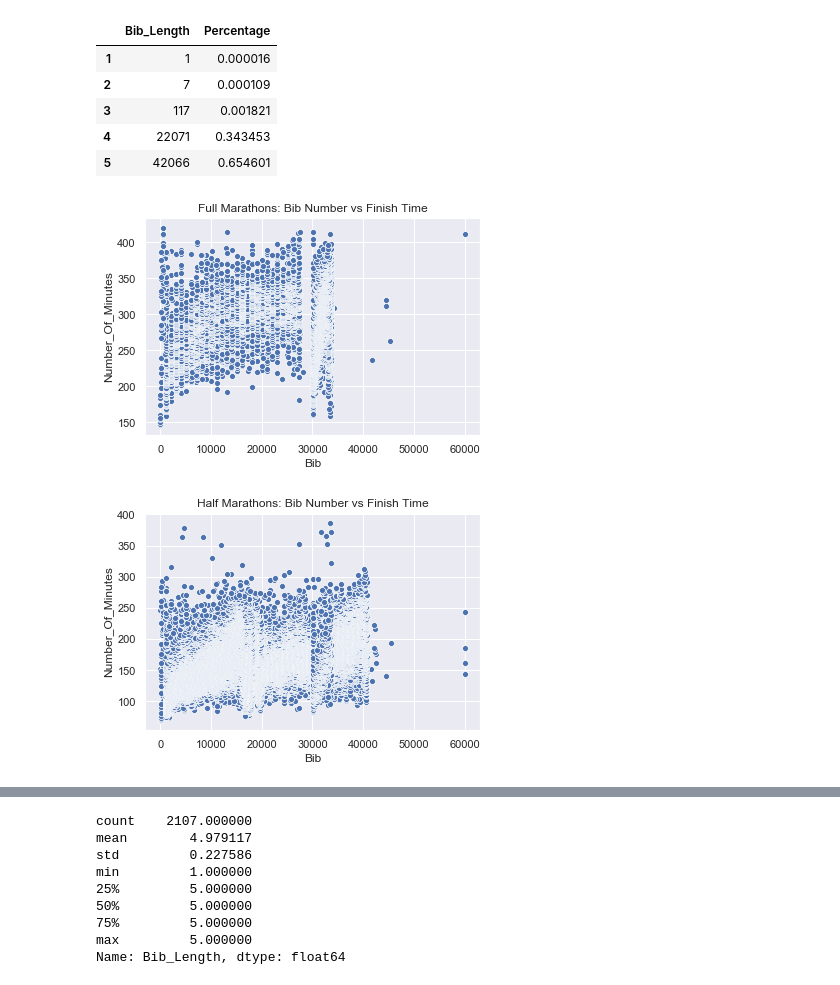
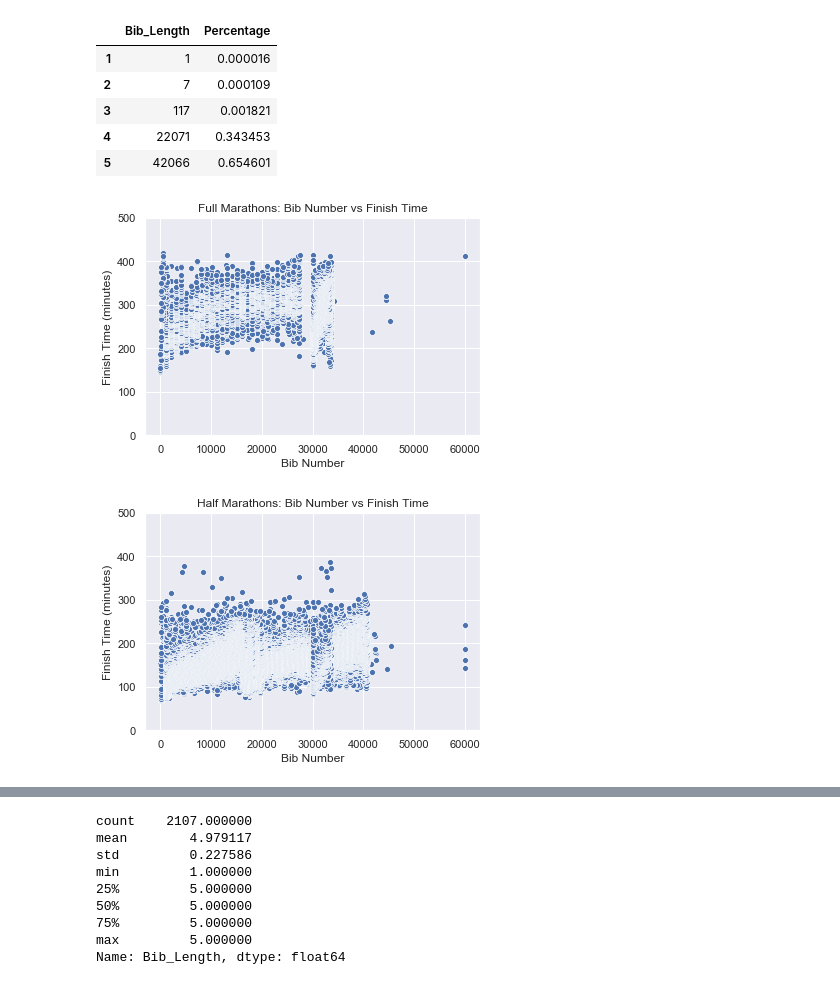
Before and after one commit to rossdingwall/webscraping_marathons, a Jupyter notebook: Ross Marathons From CSV.ipynb, the cells around one changed output, grey strips where cells are left out. Saved outputs shown, nothing was run; the diff lists cells and outputs as text; code cells hidden in the pictures.

```diff
--- a/Ross Marathons From CSV.ipynb
+++ b/Ross Marathons From CSV.ipynb
@@ -192,7 +236,10 @@ plt.savefig('full_countplot.png', bbox_inches='tight')
 # %%
-sns.set(style="darkgrid")
+
 
 ax2 = sns.countplot(x=all_half_df.Bib_Length)
-plt.title('Half Marathon Value Counts: Bib Length');
-plt.savefig('half_countplot1.png', bbox_inches='tight')
+plt.title('Half Marathon Value Counts: Bib Length')
+plt.ylim(0, 60000)
+plt.xlabel('Number of Digits on Bib')
+plt.ylabel('Number of Runners');
+#plt.savefig('half_countplot1.png', bbox_inches='tight')
 # %% [output]
@@ -217,16 +264,22 @@ all_half_bibcounts_df.head()
 | 5 | 42066 | 0.654601 |
 # %%
 ax = sns.scatterplot(x= all_full_df.Bib, y=all_full_df.Number_Of_Minutes)
-plt.title('Full Marathons: Bib Number vs Finish Time');
-plt.savefig('fullscatter.png', bbox_inches='tight')
+plt.title('Full Marathons: Bib Number vs Finish Time')
+plt.ylim(0, 500)
+plt.xlabel('Bib Number')
+plt.ylabel('Finish Time (minutes)');
+#plt.savefig('fullscatter.png', bbox_inches='tight')
 # %% [output]
-[figure, old version]
+[figure, new version]
 # %%
 ax = sns.scatterplot(x= all_half_df.Bib, y=all_half_df.Number_Of_Minutes)
+plt.ylim(0, 500)
+plt.xlabel('Bib Number')
+plt.ylabel('Finish Time (minutes)')
 plt.title('Half Marathons: Bib Number vs Finish Time');
 plt.savefig('halfscatter.png', bbox_inches='tight')
 # %% [output]
-[figure, old version]
+[figure, new version]
 # %%
 X = all_half_df["Bib_Length"] ## X usually means our input variables (or independent variables)
 y = all_half_df["Number_Of_Minutes"] ## Y usually means our output/dependent variable
```
Also changed, not shown: parts of 20 cells of this notebook, 3 other files.
